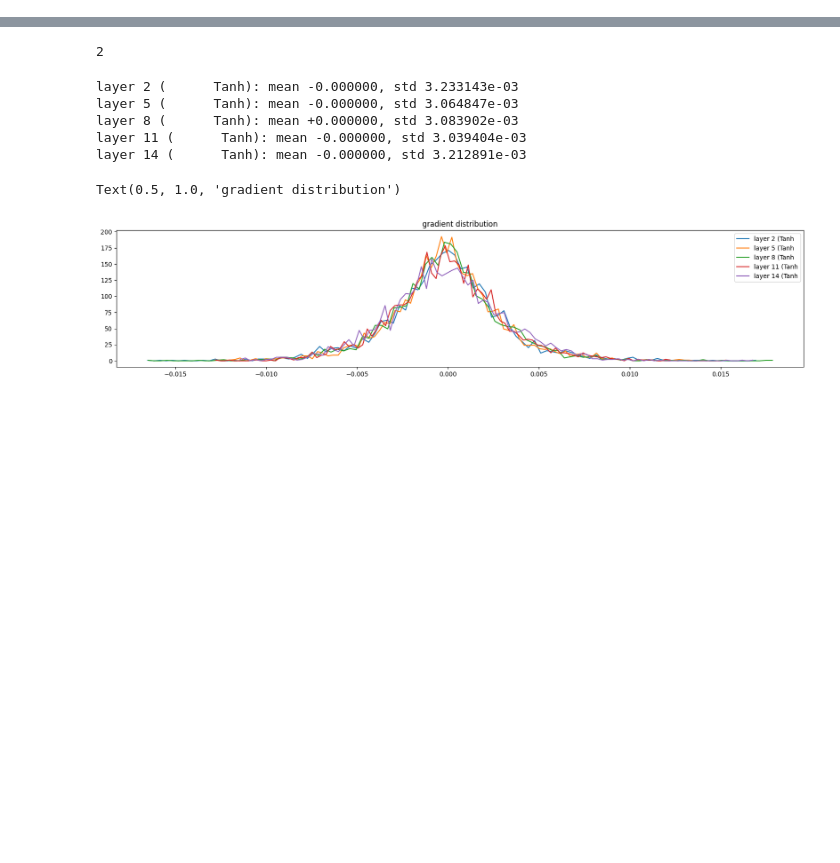
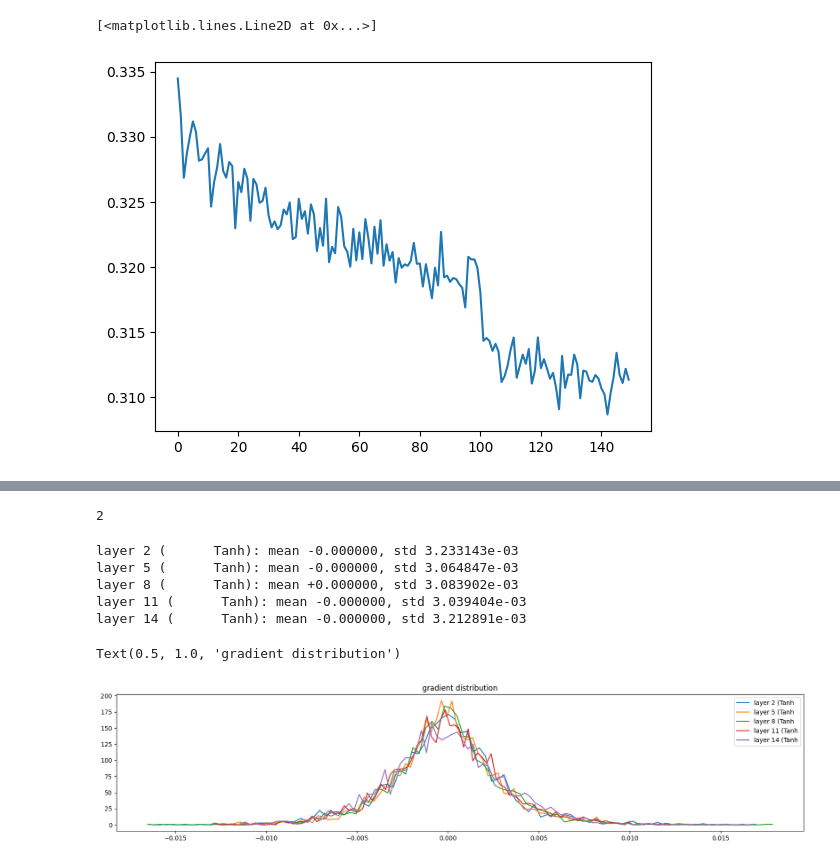
Before and after one commit to AnatolyBuga/REMbo, a Jupyter notebook: mlp_wavenet.ipynb, the cells around one changed output, grey strips where cells are left out. Saved outputs shown, nothing was run; the diff lists cells and outputs as text; code cells hidden in the pictures; blank space fills up the shorter version.

```diff
--- a/mlp_wavenet.ipynb
+++ b/mlp_wavenet.ipynb
@@ -214,5 +515,7 @@ for i in range(max_steps):
 # %%
-torch.tensor(lossi).view(-1,1000).shape
+# %% [output]
+[<matplotlib.lines.Line2D at 0x...>]
+[figure, added]
 # %%
 # visualize histograms -  you want to be STABLE, and have some std - so a line is good
 # if std --> 0, that means your weights are identical (ie same number in the tensor)
```
Also changed, not shown: parts of 14 cells of this notebook.
